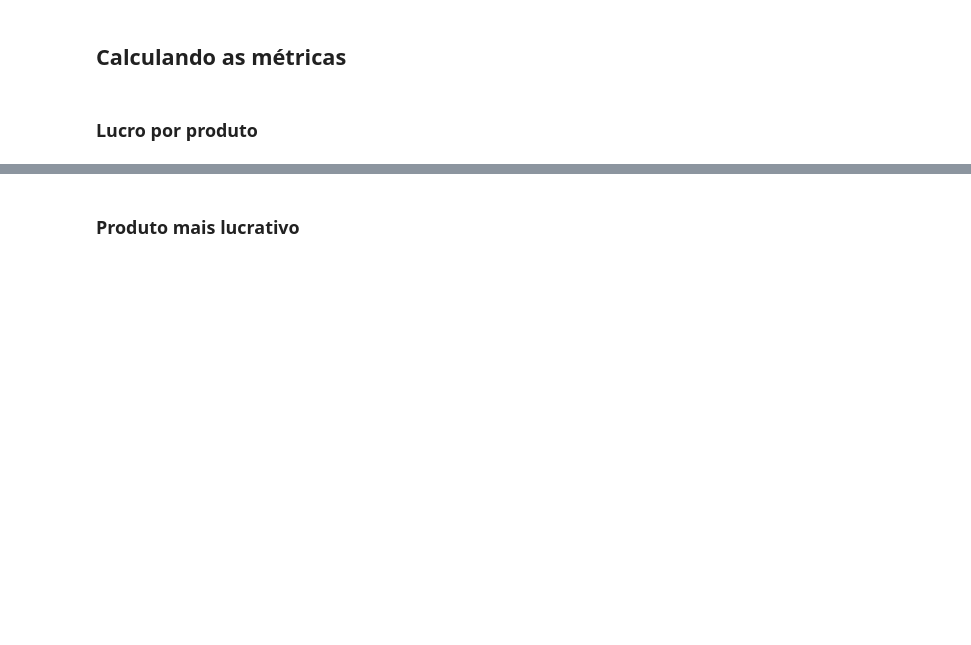
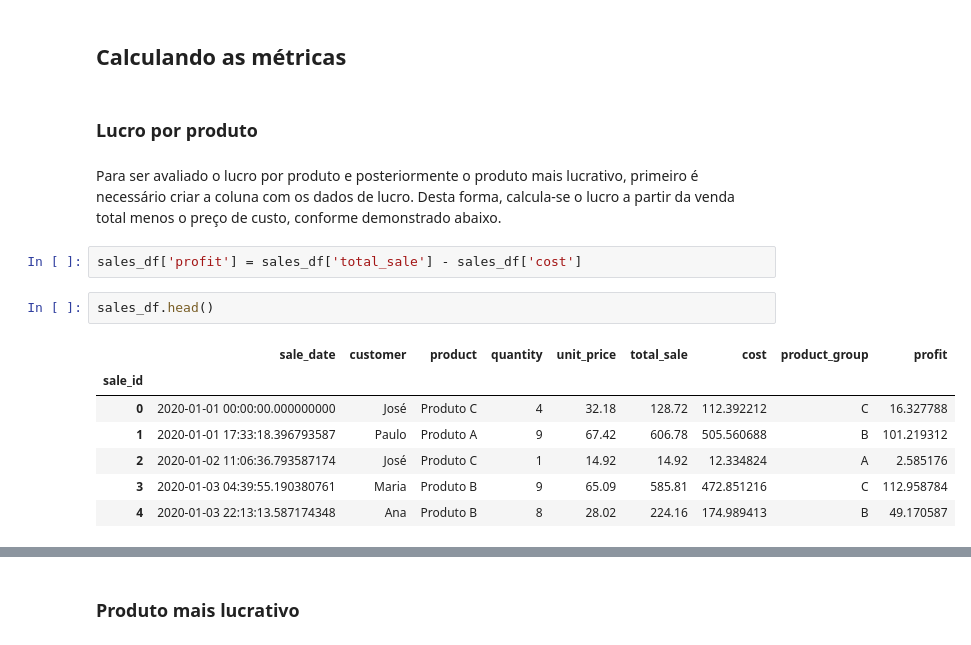
Before and after one commit to rfprates/extraindo_dados_pdf, a Jupyter notebook: data_extraction_pdf.ipynb, the cells around one changed output, grey strips where cells are left out. Saved outputs shown, nothing was run; the diff lists cells and outputs as text; blank space fills up the shorter version.

```diff
--- a/data_extraction_pdf.ipynb
+++ b/data_extraction_pdf.ipynb
@@ -375,3 +375,17 @@ Para este caso, como é sabido que estes outliers são naturais, ou seja, não s
 ## Calculando as métricas
 # %% [markdown]
 ### Lucro por produto
+# %% [markdown]
+Para ser avaliado o lucro por produto e posteriormente o produto mais lucrativo, primeiro é necessário criar a coluna com os dados de lucro. Desta forma, calcula-se o lucro a partir da venda total menos o preço de custo, conforme demonstrado abaixo.
+# %%
+sales_df['profit'] = sales_df['total_sale'] - sales_df['cost']
+# %%
+sales_df.head()
+# %% [output]
+|  | sale_date | customer | product | quantity | unit_price | total_sale | cost | product_group | profit |
+| sale_id |  |  |  |  |  |  |  |  |  |
+| 0 | 2020-01-01 00:00:00.000000000 | José | Produto C | 4 | 32.18 | 128.72 | 112.392212 | C | 16.327788 |
+| 1 | 2020-01-01 17:33:18.396793587 | Paulo | Produto A | 9 | 67.42 | 606.78 | 505.560688 | B | 101.219312 |
+| 2 | 2020-01-02 11:06:36.793587174 | José | Produto C | 1 | 14.92 | 14.92 | 12.334824 | A | 2.585176 |
+| 3 | 2020-01-03 04:39:55.190380761 | Maria | Produto B | 9 | 65.09 | 585.81 | 472.851216 | C | 112.958784 |
+| 4 | 2020-01-03 22:13:13.587174348 | Ana | Produto B | 8 | 28.02 | 224.16 | 174.989413 | B | 49.170587 |
```
Also changed, not shown: parts of 11 cells of this notebook.
